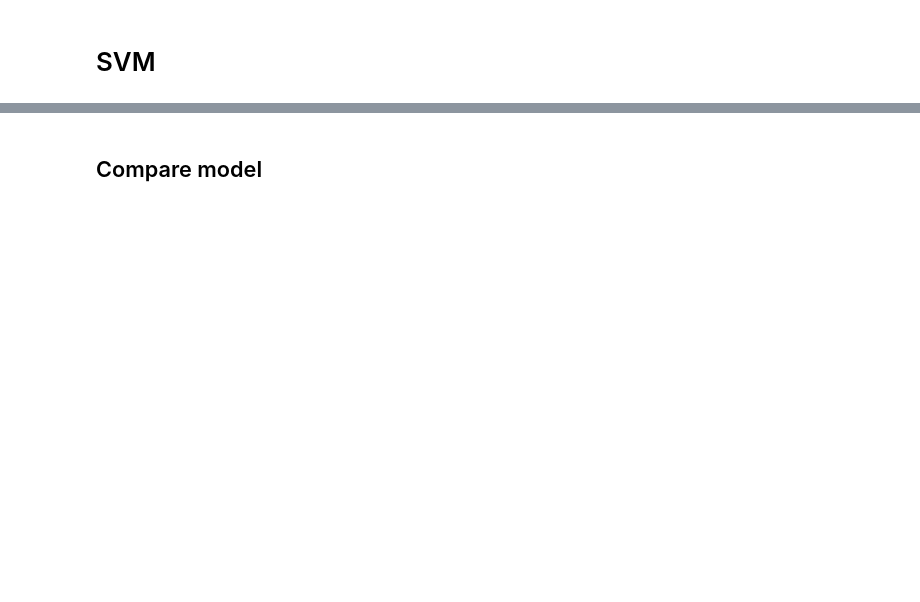
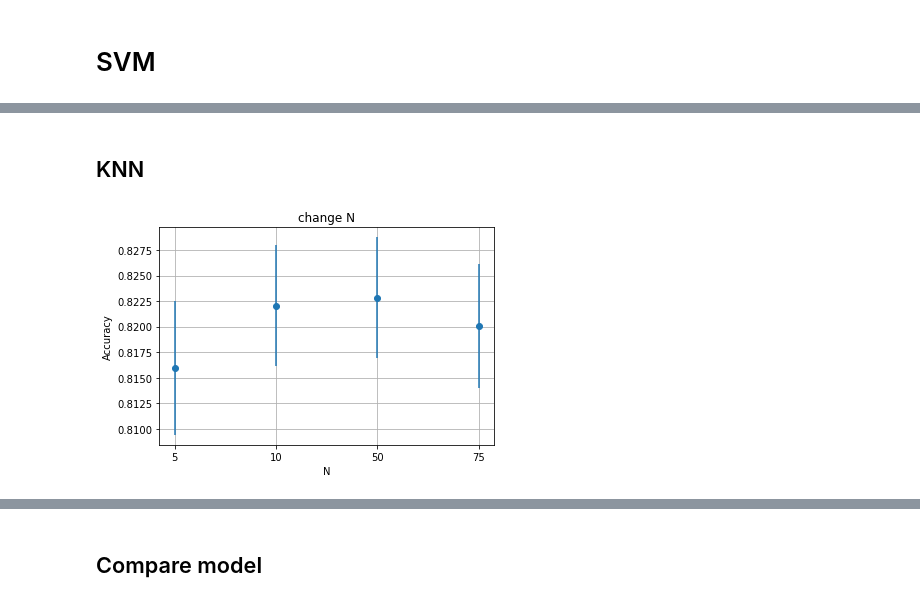
Before and after one commit to Nga20204887/MachineLearning, a Jupyter notebook: compare-model.ipynb, the cells around one changed output, grey strips where cells are left out. Cells and saved outputs as stored; diff of their text form; code cells hidden in the pictures; blank space fills up the shorter version.

```diff
--- a/compare-model.ipynb
+++ b/compare-model.ipynb
@@ -433,0 +405,24 @@ plt.show()
+# %% [markdown]
+## KNN
+# %%
+title = "change N"
+xlabel = "N"
+X = []
+Y = []
+error = []
+
+for N in tqdm([5, 10, 50, 75]):
+    # Với từng giá trị C nhận được,
+    # thực hiện xây dựng mô hình, huấn luyện và đánh giá theo cross-validation
+    salary_clf = KNeighborsClassifier(n_neighbors = N)
+    mean, std = cross_validation(salary_clf)
+    X.append(str(N))
+    Y.append(mean)
+    error.append(std)
+
+# lưu kết quả ra file ảnh
+plot(title, xlabel, X, Y, error)
+plt.savefig('image/KNN_change_N.png', bbox_inches='tight')
+plt.show()
+# %% [output]
+[figure, added]
```
Also changed, not shown: parts of 40 cells of this notebook, 13 other files.
